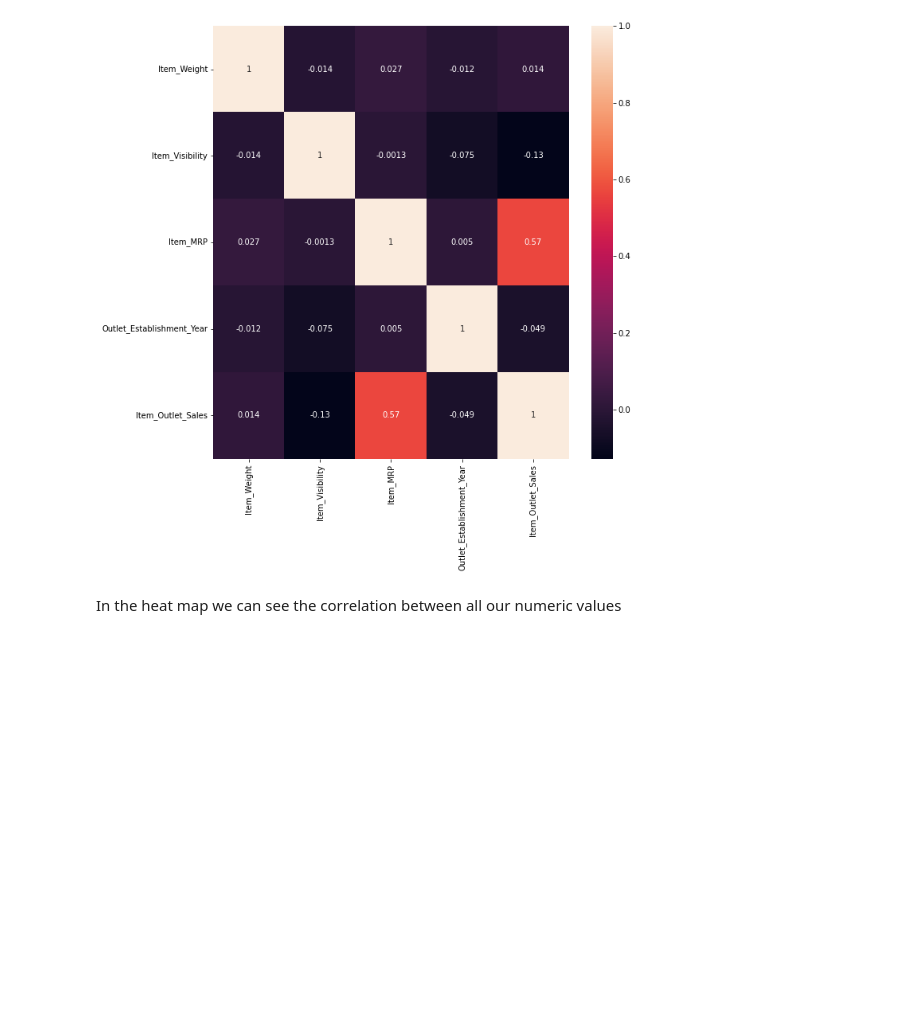
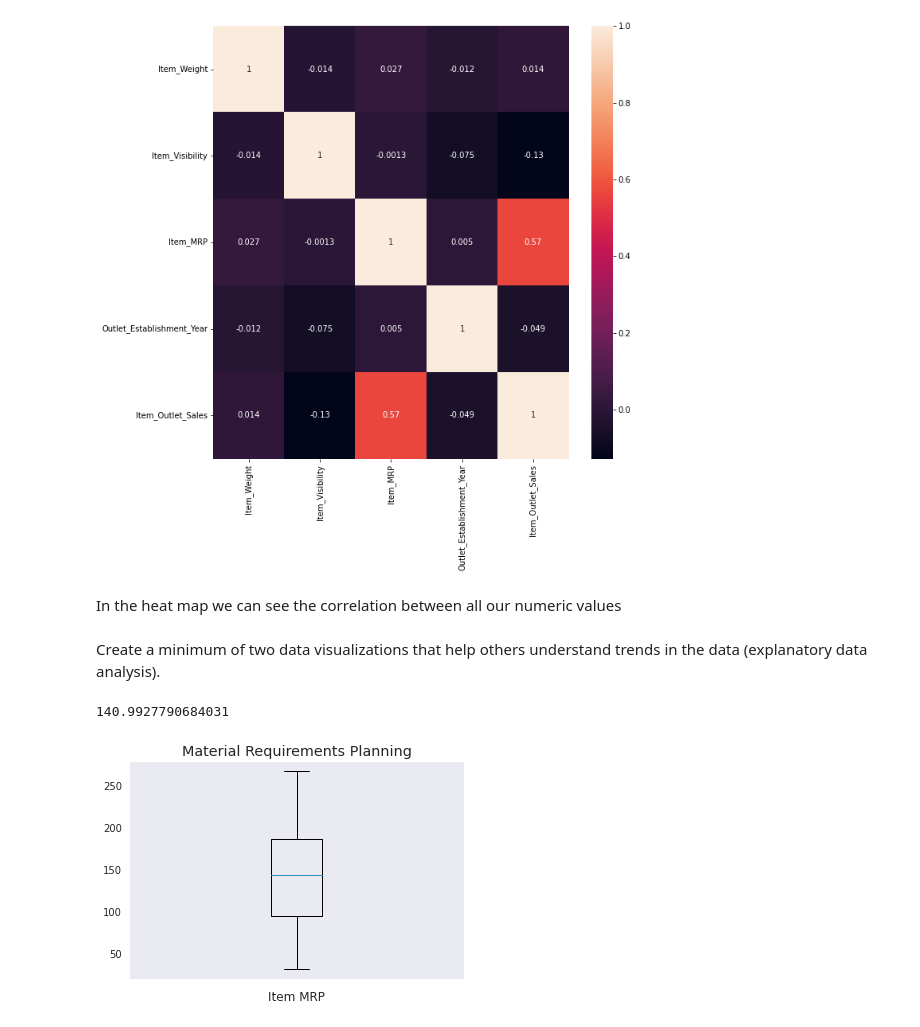
Before and after one commit to MichaelArthur224/Sales_Predictions, a Jupyter notebook: sales_predictions_Michael_Arthur.ipynb, the cells around one changed output. Cells and saved outputs as stored; diff of their text form; code cells hidden in the pictures; blank space fills up the shorter version.

```diff
--- a/sales_predictions_Michael_Arthur.ipynb
+++ b/sales_predictions_Michael_Arthur.ipynb
@@ -195,3 +195,16 @@ plt.show()
 [figure]
 # %% [markdown]
 In the heat map we can see the correlation between all our numeric values
+# %% [markdown]
+Create a minimum of two data visualizations that help others understand trends in the data (explanatory data analysis).
+# %%
+organized_df = df['Item_MRP'].round(decimals = 3)
+plt.title('Material Requirements Planning')
+plt.xticks([0])
+plt.yticks([10, 50, 100, 150, 200, 250, 300])
+plt.xlabel("Item MRP")
+plt.boxplot(organized_df)
+organized_df.mean()
+# %% [output]
+140.9927790684031
+[figure, added]
```
Also changed, not shown: parts of 3 cells of this notebook.
